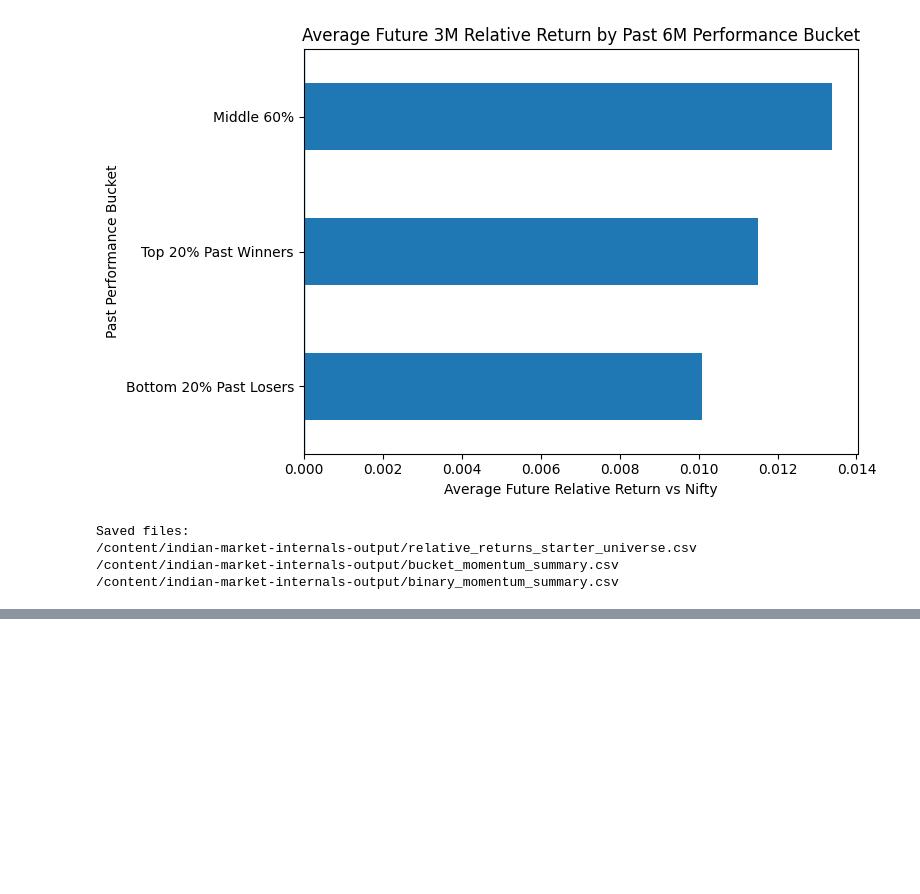
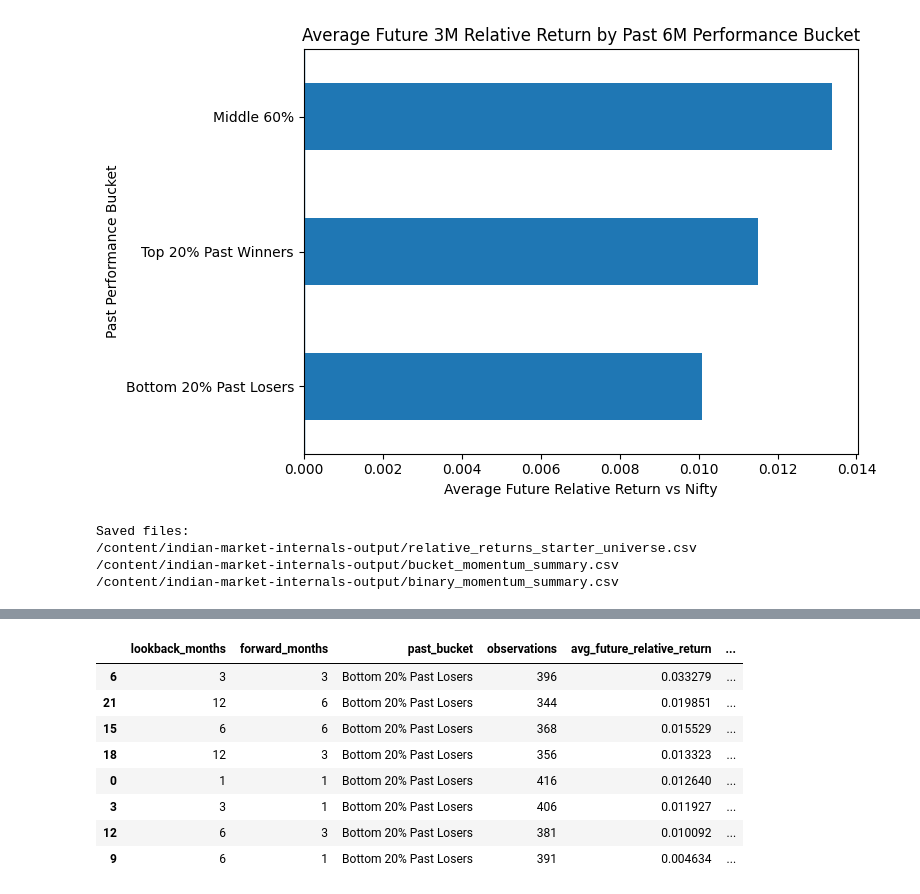
Before and after one commit to chinmay227/indian-market-internals, a Jupyter notebook: notebooks/02_calculate_relative_returns.ipynb, the cells around one changed output, grey strips where cells are left out. Cells and saved outputs as stored; diff of their text form; code cells hidden in the pictures; blank space fills up the shorter version.

```diff
--- a/notebooks/02_calculate_relative_returns.ipynb
+++ b/notebooks/02_calculate_relative_returns.ipynb
@@ -296,0 +454,16 @@ Saved files:
+# %%
+loser_summary = grid_summary[
+    grid_summary["past_bucket"] == "Bottom 20% Past Losers"
+].copy()
+
+loser_summary.sort_values("avg_future_relative_return", ascending=False)
+# %% [output]
+|  | lookback_months | forward_months | past_bucket | observations | avg_future_relative_return | ... |
+| 6 | 3 | 3 | Bottom 20% Past Losers | 396 | 0.033279 | ... |
+| 21 | 12 | 6 | Bottom 20% Past Losers | 344 | 0.019851 | ... |
+| 15 | 6 | 6 | Bottom 20% Past Losers | 368 | 0.015529 | ... |
+| 18 | 12 | 3 | Bottom 20% Past Losers | 356 | 0.013323 | ... |
+| 0 | 1 | 1 | Bottom 20% Past Losers | 416 | 0.012640 | ... |
+| 3 | 3 | 1 | Bottom 20% Past Losers | 406 | 0.011927 | ... |
+| 12 | 6 | 3 | Bottom 20% Past Losers | 381 | 0.010092 | ... |
+| 9 | 6 | 1 | Bottom 20% Past Losers | 391 | 0.004634 | ... |
```
Also changed, not shown: parts of 11 cells of this notebook.
